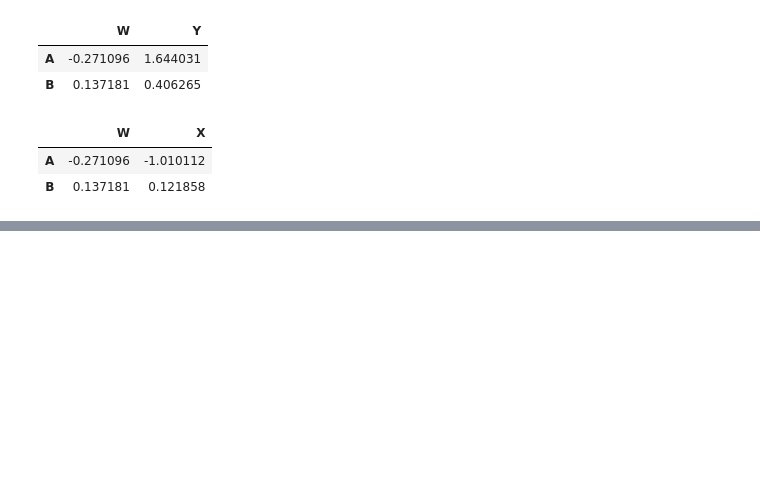
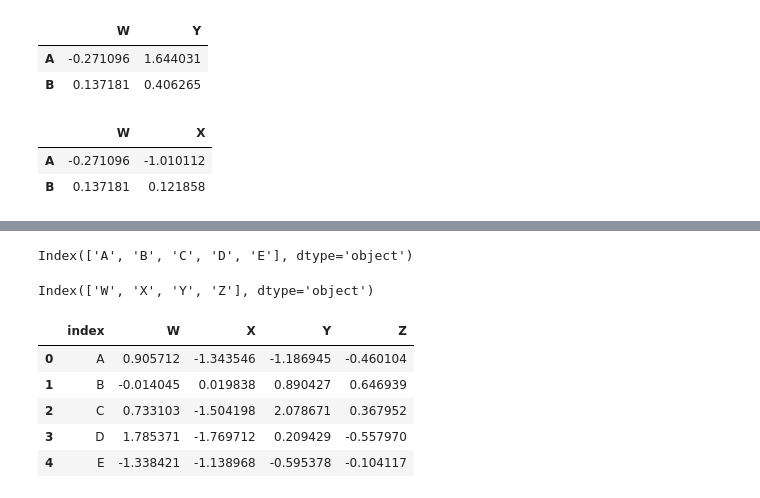
Before and after one commit to macklee251/Analysis-python, a Jupyter notebook: Notes/pandas_data_frame.ipynb, the cells around one changed output, grey strips where cells are left out. Cells and saved outputs as stored; diff of their text form; code cells hidden in the pictures; blank space fills up the shorter version.

```diff
--- a/Notes/pandas_data_frame.ipynb
+++ b/Notes/pandas_data_frame.ipynb
@@ -49,0 +81,2 @@ df.iloc[0:2, 0:2]
+# %%
+df.drop('A', axis=0, inplace=True)
@@ -49,0 +129,18 @@ df.iloc[0:2, 0:2]
+# %%
+df.index
+# %% [output]
+Index(['A', 'B', 'C', 'D', 'E'], dtype='object')
+# %%
+df.columns
+# %% [output]
+Index(['W', 'X', 'Y', 'Z'], dtype='object')
+# %%
+df.reset_index(inplace=True)
+df
+# %% [output]
+|  | index | W | X | Y | Z |
+| 0 | A | 0.905712 | -1.343546 | -1.186945 | -0.460104 |
+| 1 | B | -0.014045 | 0.019838 | 0.890427 | 0.646939 |
+| 2 | C | 0.733103 | -1.504198 | 2.078671 | 0.367952 |
+| 3 | D | 1.785371 | -1.769712 | 0.209429 | -0.557970 |
+| 4 | E | -1.338421 | -1.138968 | -0.595378 | -0.104117 |
```
Also changed, not shown: parts of 25 cells of this notebook, 2 other files.
